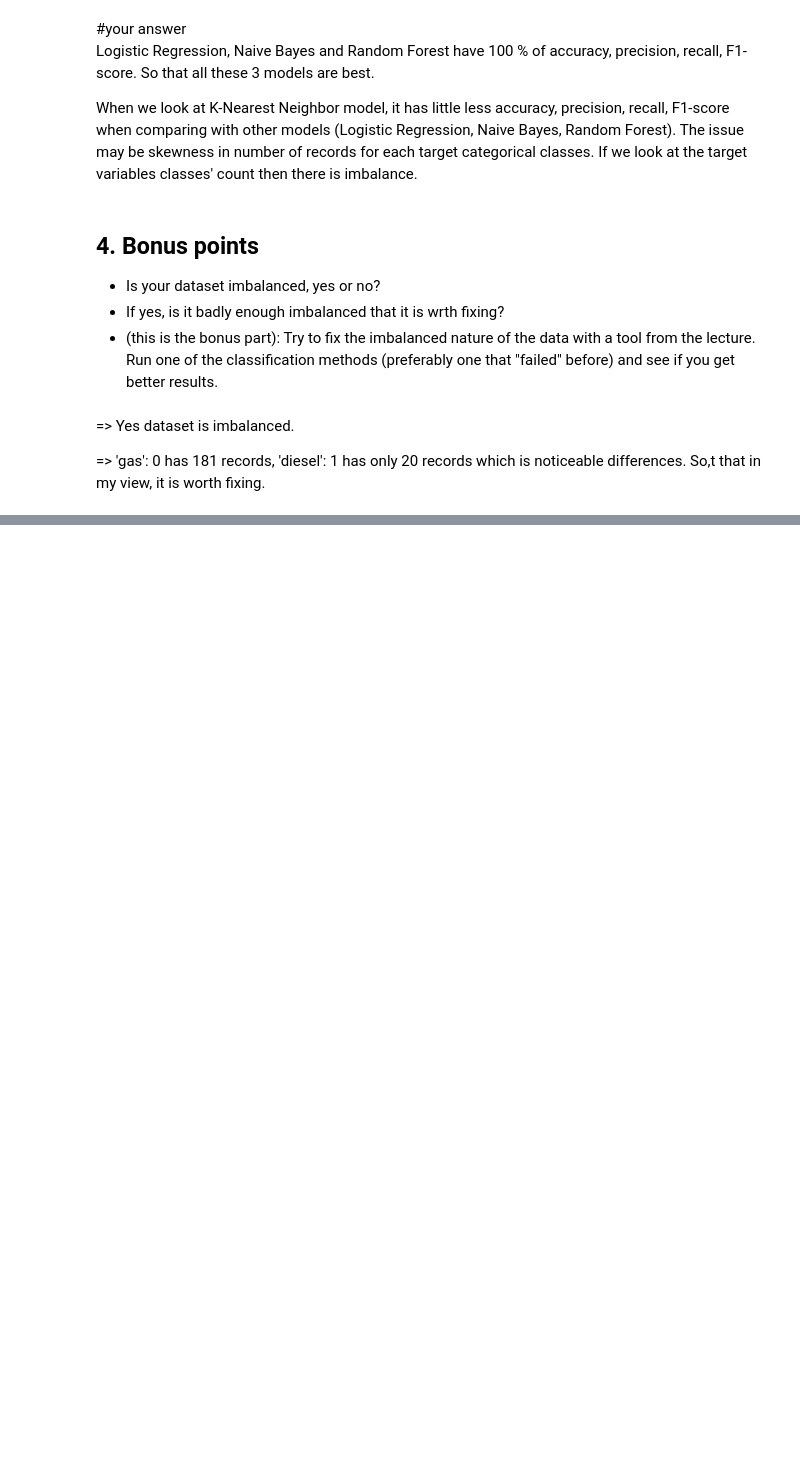
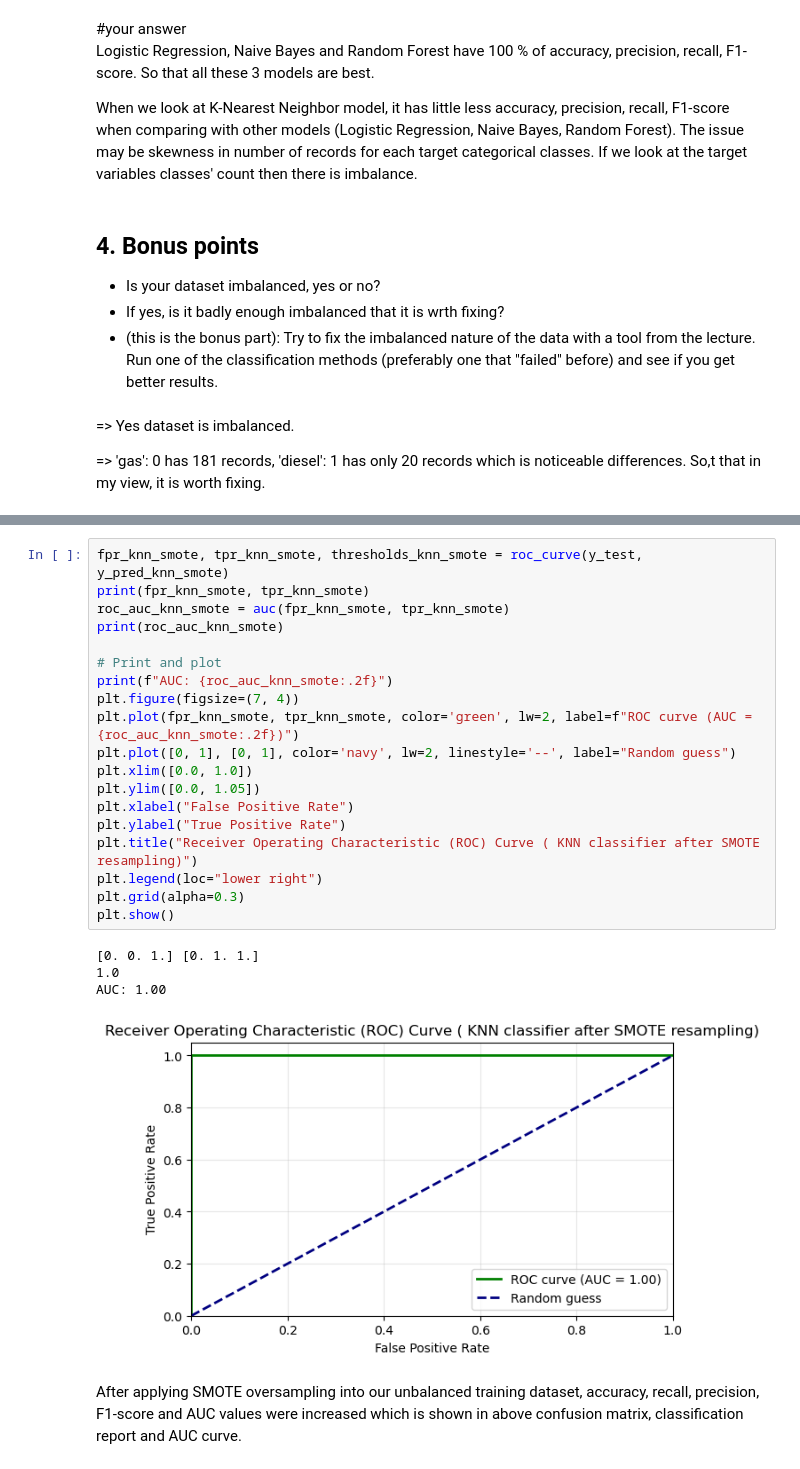
Before and after one commit to buddhathapa12/PrespectiveOnDataScience, a Jupyter notebook: ClassificationAnalysis/E923Q669_CS746_HW5_Classification.ipynb, the cells around one changed output, grey strips where cells are left out. Cells and saved outputs as stored; diff of their text form; blank space fills up the shorter version.

```diff
--- a/ClassificationAnalysis/E923Q669_CS746_HW5_Classification.ipynb
+++ b/ClassificationAnalysis/E923Q669_CS746_HW5_Classification.ipynb
@@ -639,0 +693,26 @@ When we look at K-Nearest Neighbor model, it has little less accuracy, precision
+# %%
+fpr_knn_smote, tpr_knn_smote, thresholds_knn_smote = roc_curve(y_test, y_pred_knn_smote)
+print(fpr_knn_smote, tpr_knn_smote)
+roc_auc_knn_smote = auc(fpr_knn_smote, tpr_knn_smote)
+print(roc_auc_knn_smote)
+
+# Print and plot
+print(f"AUC: {roc_auc_knn_smote:.2f}")
+plt.figure(figsize=(7, 4))
+plt.plot(fpr_knn_smote, tpr_knn_smote, color='green', lw=2, label=f"ROC curve (AUC = {roc_auc_knn_smote:.2f})")
+plt.plot([0, 1], [0, 1], color='navy', lw=2, linestyle='--', label="Random guess")
+plt.xlim([0.0, 1.0])
+plt.ylim([0.0, 1.05])
+plt.xlabel("False Positive Rate")
+plt.ylabel("True Positive Rate")
+plt.title("Receiver Operating Characteristic (ROC) Curve ( KNN classifier after SMOTE resampling)")
+plt.legend(loc="lower right")
+plt.grid(alpha=0.3)
+plt.show()
+# %% [output]
+[0. 0. 1.] [0. 1. 1.]
+1.0
+AUC: 1.00
+[figure, added]
+# %% [markdown]
+After applying SMOTE oversampling into our unbalanced training dataset, accuracy, recall, precision, F1-score and AUC values were increased which is shown in above confusion matrix, classification report and AUC curve.
```
Also changed, not shown: parts of 10 cells of this notebook.
